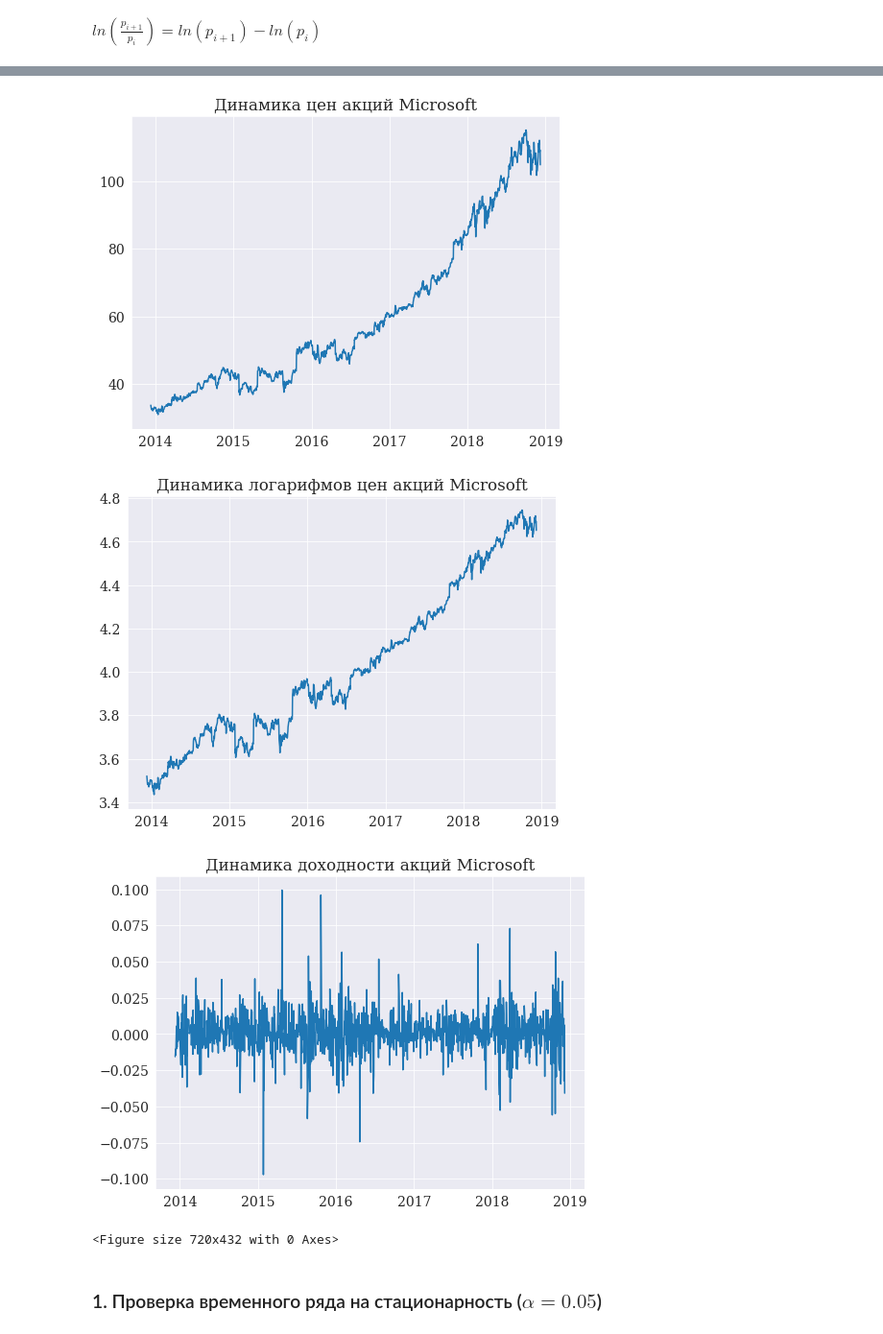
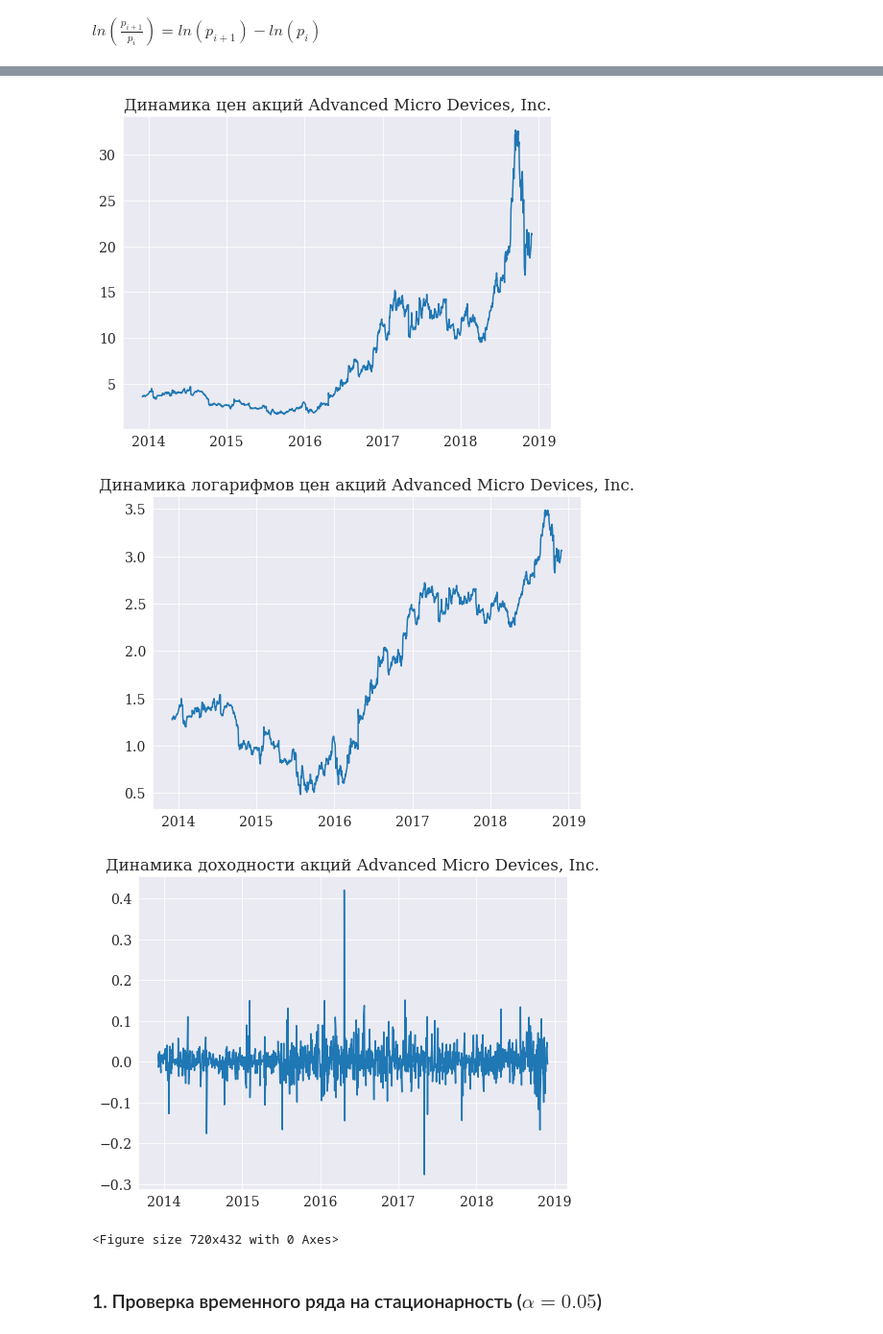
Before and after one commit to qununc/UFR, a Jupyter notebook: no2_time_series/Ex_frm_1.ipynb, the cells around one changed output, grey strips where cells are left out. Shown: that part at 96% size. Cells and saved outputs as stored; diff of their text form; code cells hidden in the pictures.

```diff
--- a/no2_time_series/Ex_frm_1.ipynb
+++ b/no2_time_series/Ex_frm_1.ipynb
@@ -874,6 +874,6 @@ dtype: object
 # %% [markdown]
 $ln(\frac{p_{i+1}}{p_{i}})=ln(p_{i+1})-ln(p_i)$
 # %%
-msft['Log_ret_MSFT']=np.log(msft['Adj Close'])-np.log(msft['Adj Close'].shift(1))
+amd['Log_ret_AMD']=np.log(amd['Adj Close'])-np.log(amd['Adj Close'].shift(1))
 # расчет логарифмической доходности
 # %%
@@ -888,4 +888,4 @@ msft.head()
 # %%
-msft.drop([0],axis=0,inplace=True)
+amd.drop([0],axis=0,inplace=True)
 # удаление первого наблюдения nan
 # %%
@@ -909,21 +909,21 @@ np.var(msft['Log_ret_MSFT'])
 # %%
 plt.figure(figsize=(8,6))
-plt.plot(msft['Date'],msft['Adj Close'])
-plt.title(u'Динамика цен акций Microsoft')
+plt.plot(amd['Date'],amd['Adj Close'])
+plt.title(u'Динамика цен акций Advanced Micro Devices, Inc.')
 
 plt.figure(figsize=(8,6))
-plt.plot(msft['Date'],np.log(msft['Adj Close']))
-plt.title(u'Динамика логарифмов цен акций Microsoft')
+plt.plot(amd['Date'],np.log(amd['Adj Close']))
+plt.title(u'Динамика логарифмов цен акций Advanced Micro Devices, Inc.')
 
 plt.figure(figsize=(8,6))
-plt.plot(msft['Date'],msft['Log_ret_MSFT'])
-plt.title(u'Динамика доходности акций Microsoft')
+plt.plot(amd['Date'],amd['Log_ret_AMD'])
+plt.title(u'Динамика доходности акций Advanced Micro Devices, Inc.')
 plt.show()
 plt.gcf().clear()
 # %% [output]
-[figure, old version]
+[figure, new version]
-[figure, old version]
+[figure, new version]
-[figure, old version]
+[figure, new version]
 <Figure size 720x432 with 0 Axes>
 # %% [markdown]
 ### 1. Проверка временного ряда на стационарность ($\alpha=0.05$)
```
Also changed, not shown: parts of 54 cells of this notebook.
